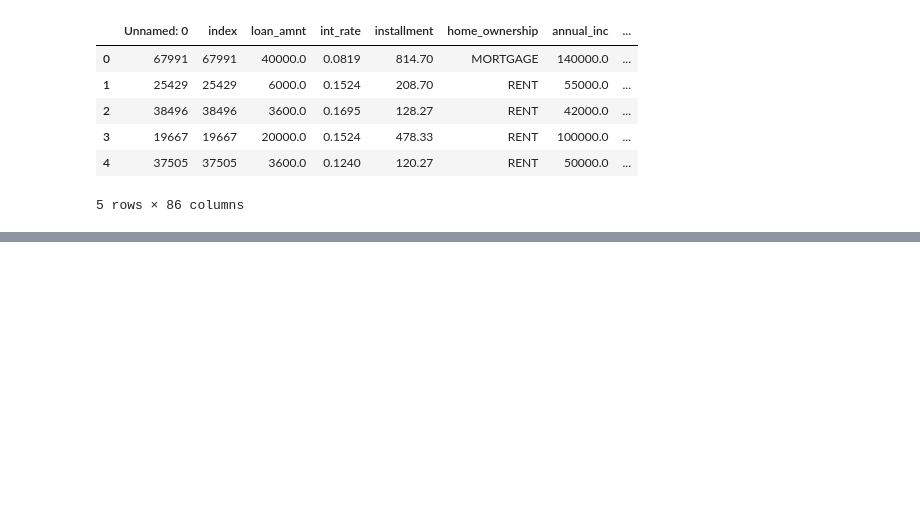
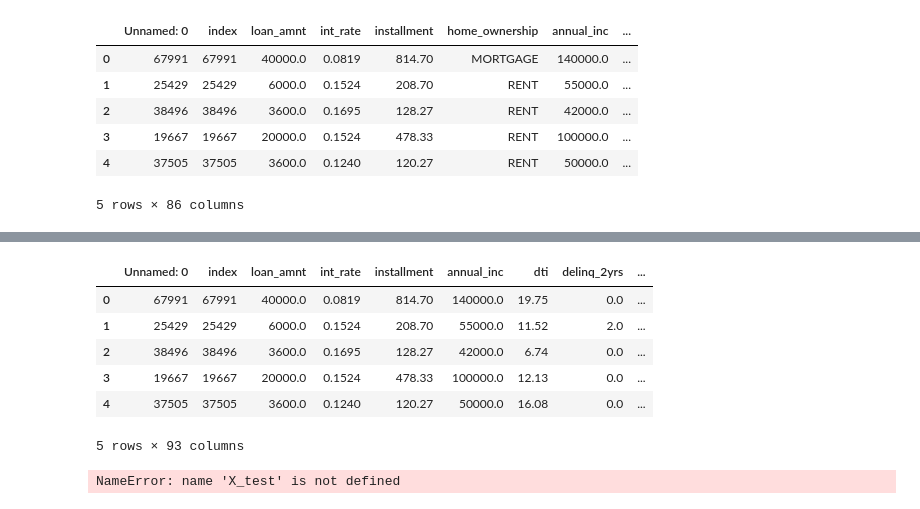
Before and after one commit to 104ambrown/Supervised-Machine-Learning, a Jupyter notebook: predicting_credit_risk.ipynb, the cells around one changed output, grey strips where cells are left out. Drawn from its saved outputs; the diff is of its cells as text; code cells hidden in the pictures; blank space fills up the shorter version.

```diff
--- a/predicting_credit_risk.ipynb
+++ b/predicting_credit_risk.ipynb
@@ -58,3 +63,24 @@ loans2020.head()
+# %%
+# Similarly, create a testing set from the 2020 loans, also using `pd.get_dummies()`.
+y_test = loans2020['loan_status']
+X_test = loans2020.drop(columns=['loan_status'])
+X_test = pd.get_dummies(X_test)
+X_test.head()
+# %% [output]
+|  | Unnamed: 0 | index | loan_amnt | int_rate | installment | annual_inc | dti | delinq_2yrs | ... |
+| 0 | 67991 | 67991 | 40000.0 | 0.0819 | 814.70 | 140000.0 | 19.75 | 0.0 | ... |
+| 1 | 25429 | 25429 | 6000.0 | 0.1524 | 208.70 | 55000.0 | 11.52 | 2.0 | ... |
+| 2 | 38496 | 38496 | 3600.0 | 0.1695 | 128.27 | 42000.0 | 6.74 | 0.0 | ... |
+| 3 | 19667 | 19667 | 20000.0 | 0.1524 | 478.33 | 100000.0 | 12.13 | 0.0 | ... |
+| 4 | 37505 | 37505 | 3600.0 | 0.1240 | 120.27 | 50000.0 | 16.08 | 0.0 | ... |
+5 rows × 93 columns
+# %%
+# Adding missing dummy variables to the testing set
+for column in X_train.columns:
+    if column not in X_test.columns:
+        X_test[column]=0
+# %% [output]
+NameError: name 'X_test' is not defined
 # %%
 ## Consider the models
 #You will be creating and comparing two models on this data: a logistic regression, and a random forests classifier.
```
Also changed, not shown: parts of 3 cells of this notebook.
